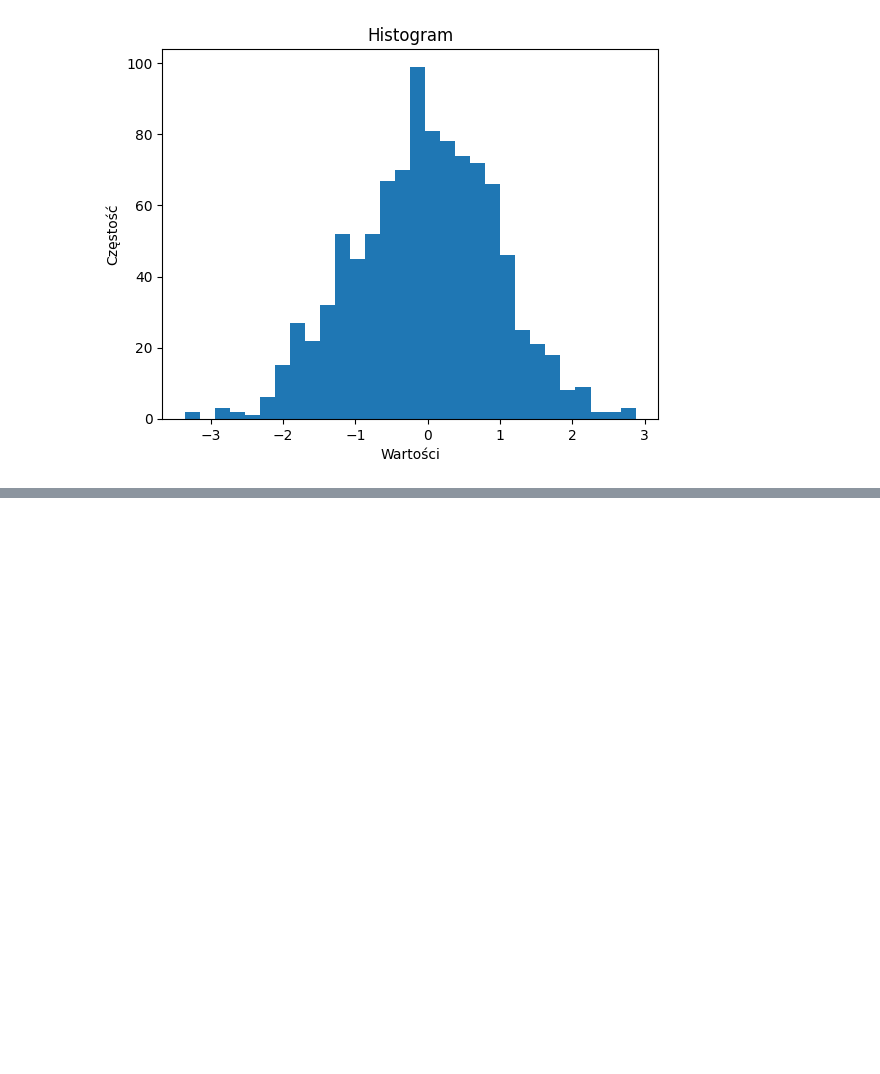
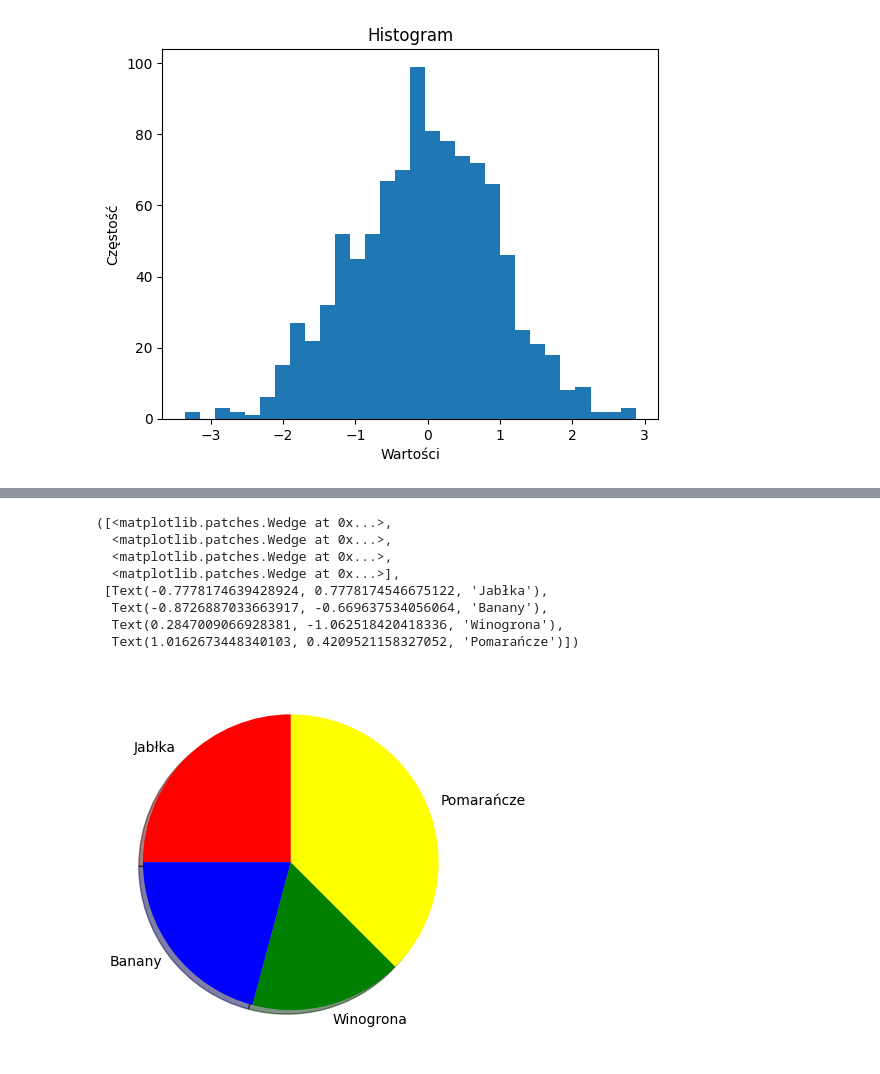
Before and after one commit to rajkonkret/PythonAnalizaDanych_17_11_2025, a Jupyter notebook: cwiczenie5.ipynb, the cells around one changed output, grey strips where cells are left out. Cells and saved outputs as stored; diff of their text form; code cells hidden in the pictures; blank space fills up the shorter version.

```diff
--- a/cwiczenie5.ipynb
+++ b/cwiczenie5.ipynb
@@ -344,0 +377,12 @@ plt.show()
+# %%
+plt.pie(sizes, labels=labels, colors=colors, startangle=90, shadow=True)
+# %% [output]
+([<matplotlib.patches.Wedge at 0x...>,
+  <matplotlib.patches.Wedge at 0x...>,
+  <matplotlib.patches.Wedge at 0x...>,
+  <matplotlib.patches.Wedge at 0x...>],
+ [Text(-0.7778174639428924, 0.7778174546675122, 'Jabłka'),
+  Text(-0.8726887033663917, -0.669637534056064, 'Banany'),
+  Text(0.2847009066928381, -1.062518420418336, 'Winogrona'),
+  Text(1.0162673448340103, 0.4209521158327052, 'Pomarańcze')])
+[figure, added]
```
Also changed, not shown: parts of 11 cells of this notebook, 2 other files.
